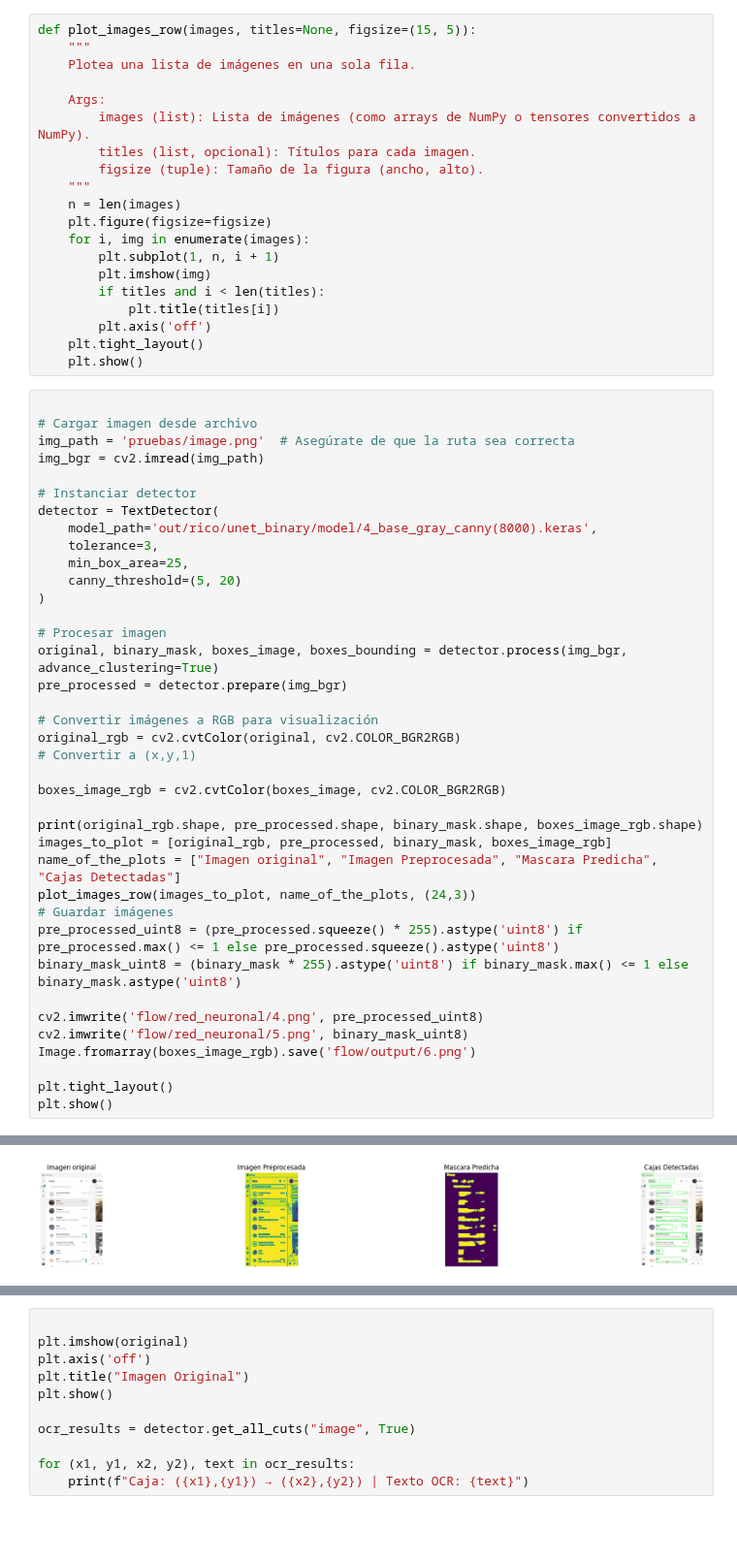
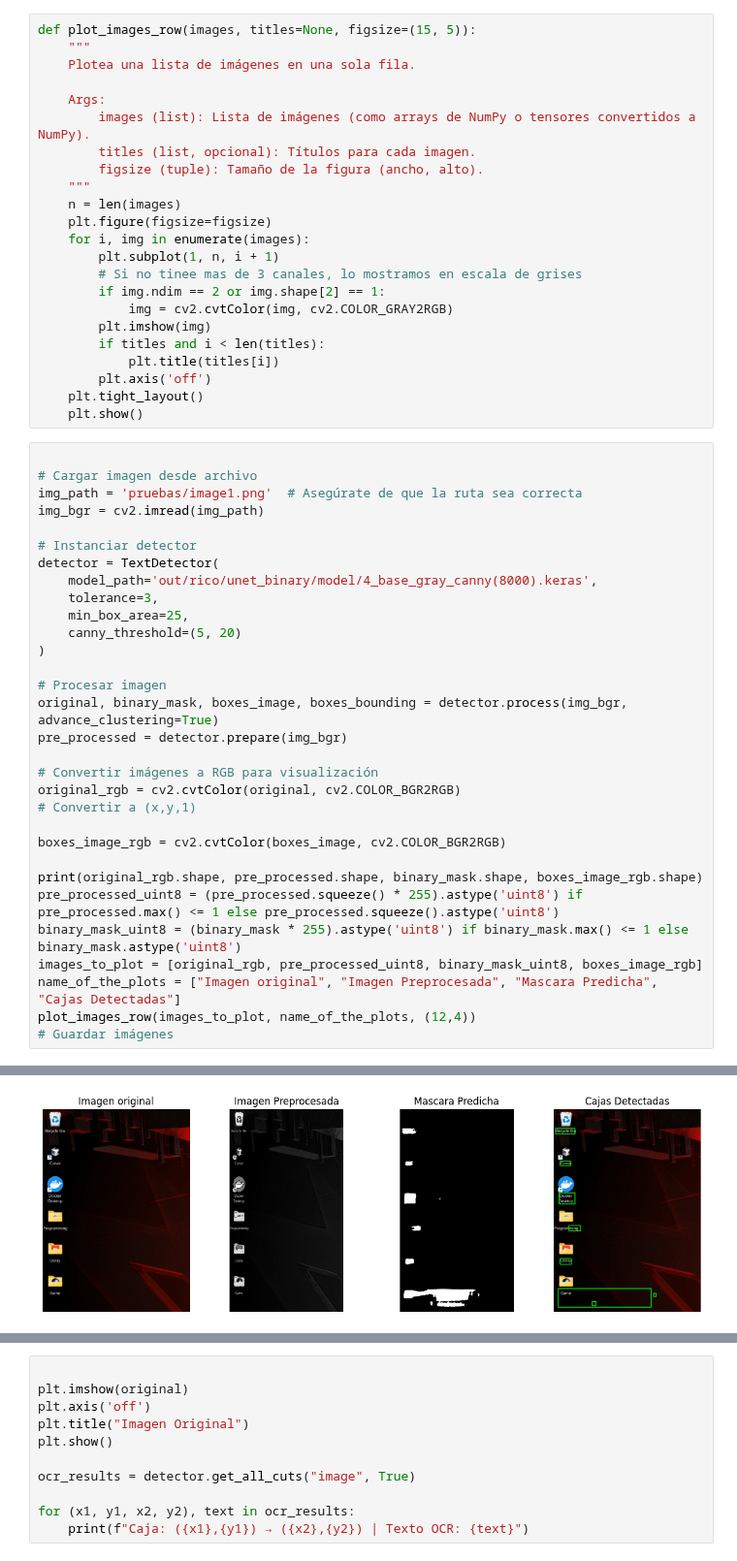
Before and after one commit to MateoSebF/TaskAutoServer, a Jupyter notebook: example_use_ocr.ipynb, the cells around one changed output, grey strips where cells are left out. Shown at 97% size. Cells and saved outputs as stored; diff of their text form; blank space fills up the shorter version.

```diff
--- a/example_use_ocr.ipynb
+++ b/example_use_ocr.ipynb
@@ -20,6 +32,9 @@ def plot_images_row(images, titles=None, figsize=(15, 5)):
     plt.figure(figsize=figsize)
     for i, img in enumerate(images):
         plt.subplot(1, n, i + 1)
+        # Si no tinee mas de 3 canales, lo mostramos en escala de grises
+        if img.ndim == 2 or img.shape[2] == 1:
+            img = cv2.cvtColor(img, cv2.COLOR_GRAY2RGB)
         plt.imshow(img)
         if titles and i < len(titles):
             plt.title(titles[i])
@@ -29,7 +44,7 @@ def plot_images_row(images, titles=None, figsize=(15, 5)):
 # %%
 
 # Cargar imagen desde archivo
-img_path = 'pruebas/image.png'  # Asegúrate de que la ruta sea correcta
+img_path = 'pruebas/image1.png'  # Asegúrate de que la ruta sea correcta
 img_bgr = cv2.imread(img_path)
 
 # Instanciar detector
@@ -51,18 +66,11 @@ original_rgb = cv2.cvtColor(original, cv2.COLOR_BGR2RGB)
 boxes_image_rgb = cv2.cvtColor(boxes_image, cv2.COLOR_BGR2RGB)
 
 print(original_rgb.shape, pre_processed.shape, binary_mask.shape, boxes_image_rgb.shape)
-images_to_plot = [original_rgb, pre_processed, binary_mask, boxes_image_rgb]
-name_of_the_plots = ["Imagen original", "Imagen Preprocesada", "Mascara Predicha", "Cajas Detectadas"]
-plot_images_row(images_to_plot, name_of_the_plots, (24,3))
-# Guardar imágenes
 pre_processed_uint8 = (pre_processed.squeeze() * 255).astype('uint8') if pre_processed.max() <= 1 else pre_processed.squeeze().astype('uint8')
 binary_mask_uint8 = (binary_mask * 255).astype('uint8') if binary_mask.max() <= 1 else binary_mask.astype('uint8')
-
-cv2.imwrite('flow/red_neuronal/4.png', pre_processed_uint8)
-cv2.imwrite('flow/red_neuronal/5.png', binary_mask_uint8)
-Image.fromarray(boxes_image_rgb).save('flow/output/6.png')
-
-plt.tight_layout()
-plt.show()
+images_to_plot = [original_rgb, pre_processed_uint8, binary_mask_uint8, boxes_image_rgb]
+name_of_the_plots = ["Imagen original", "Imagen Preprocesada", "Mascara Predicha", "Cajas Detectadas"]
+plot_images_row(images_to_plot, name_of_the_plots, (12,4))
+# Guardar imágenes
 # %% [output]
 INFO:TextDetector:Modelo cargado desde out/rico/unet_binary/model/4_base_gray_canny(8000).keras | tol=3 | min_area=25
@@ -71 +79 @@ INFO:TextDetector:Modelo cargado desde out/rico/unet_binary/model/4_base_gray_ca
-[figure, old version]
+[figure, new version]
```
Also changed, not shown: parts of 2 cells of this notebook, 6 other files.
